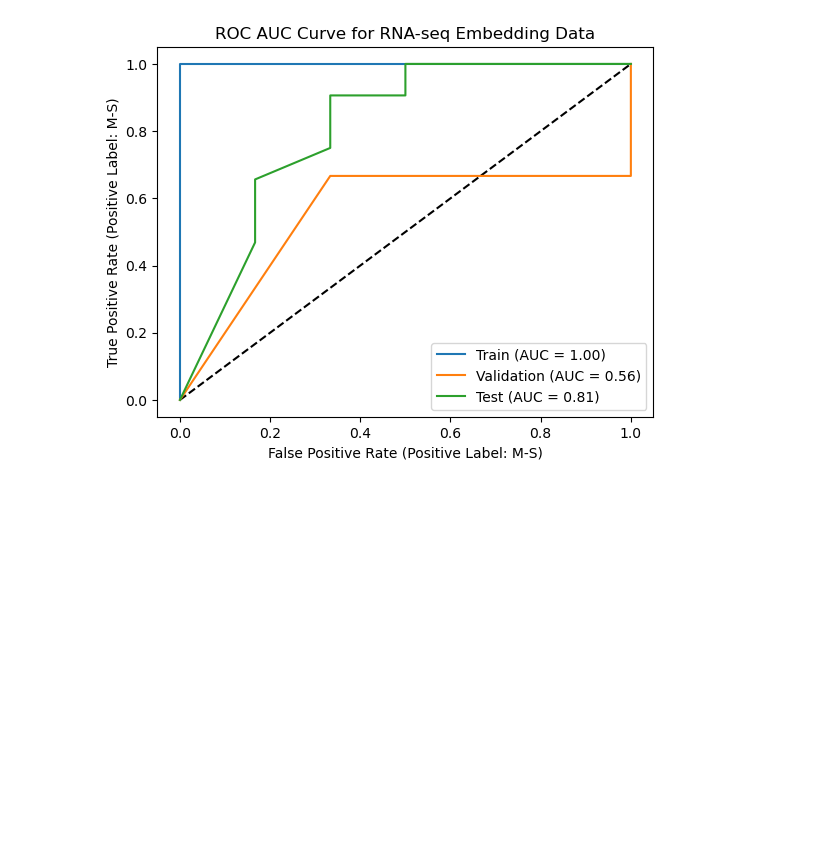
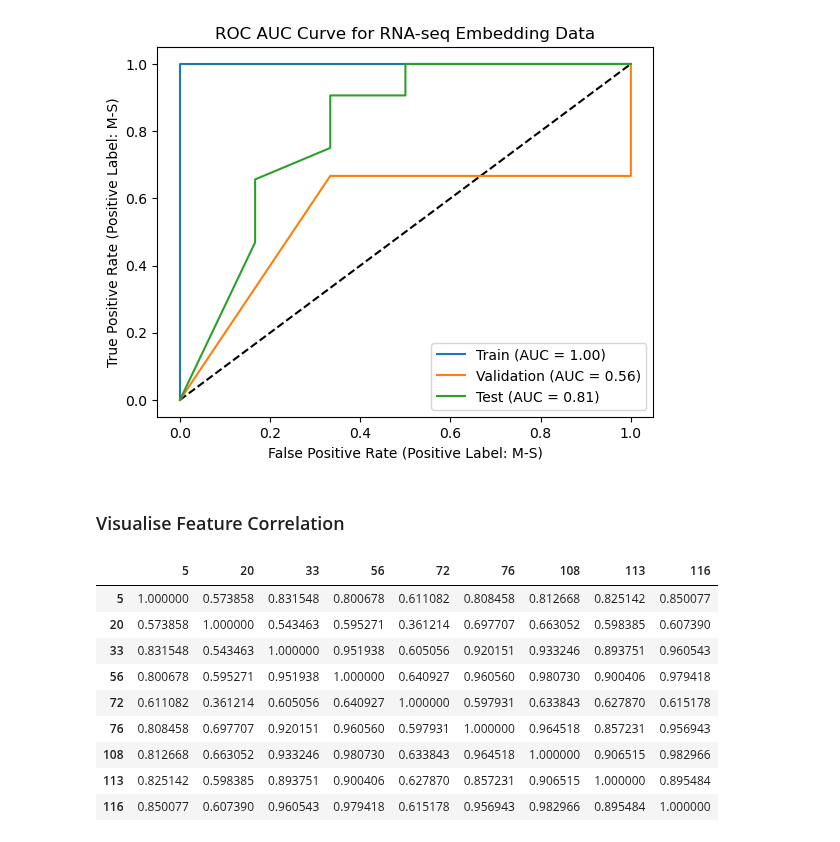
Before and after one commit to KristoferLintonReid/ultrasound-contrastivemodels, a Jupyter notebook: notebooks/baseline_models_embeddings.ipynb, the cells around one changed output. Cells and saved outputs as stored; diff of their text form; code cells hidden in the pictures; blank space fills up the shorter version.

```diff
--- a/notebooks/baseline_models_embeddings.ipynb
+++ b/notebooks/baseline_models_embeddings.ipynb
@@ -1694,3 +1696,5 @@ plt.title('ROC AUC Curve for RNA-seq Embedding Data')
 plt.show()
 # %% [output]
 [figure]
+# %% [markdown]
+### Visualise Feature Correlation
@@ -1696,0 +1704,13 @@ plt.show()
+# %%
+rna_cluster_corr
+# %% [output]
+|  | 5 | 20 | 33 | 56 | 72 | 76 | 108 | 113 | 116 |
+| 5 | 1.000000 | 0.573858 | 0.831548 | 0.800678 | 0.611082 | 0.808458 | 0.812668 | 0.825142 | 0.850077 |
+| 20 | 0.573858 | 1.000000 | 0.543463 | 0.595271 | 0.361214 | 0.697707 | 0.663052 | 0.598385 | 0.607390 |
+| 33 | 0.831548 | 0.543463 | 1.000000 | 0.951938 | 0.605056 | 0.920151 | 0.933246 | 0.893751 | 0.960543 |
+| 56 | 0.800678 | 0.595271 | 0.951938 | 1.000000 | 0.640927 | 0.960560 | 0.980730 | 0.900406 | 0.979418 |
+| 72 | 0.611082 | 0.361214 | 0.605056 | 0.640927 | 1.000000 | 0.597931 | 0.633843 | 0.627870 | 0.615178 |
+| 76 | 0.808458 | 0.697707 | 0.920151 | 0.960560 | 0.597931 | 1.000000 | 0.964518 | 0.857231 | 0.956943 |
+| 108 | 0.812668 | 0.663052 | 0.933246 | 0.980730 | 0.633843 | 0.964518 | 1.000000 | 0.906515 | 0.982966 |
+| 113 | 0.825142 | 0.598385 | 0.893751 | 0.900406 | 0.627870 | 0.857231 | 0.906515 | 1.000000 | 0.895484 |
+| 116 | 0.850077 | 0.607390 | 0.960543 | 0.979418 | 0.615178 | 0.956943 | 0.982966 | 0.895484 | 1.000000 |
```
Also changed, not shown: parts of 4 cells of this notebook.
